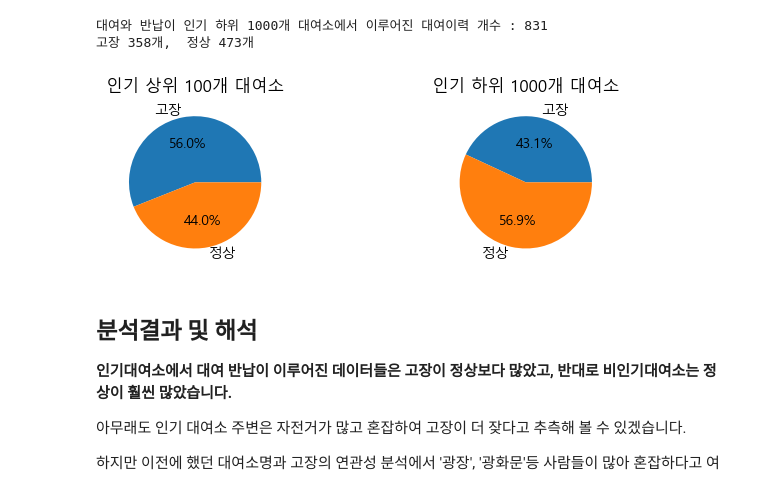
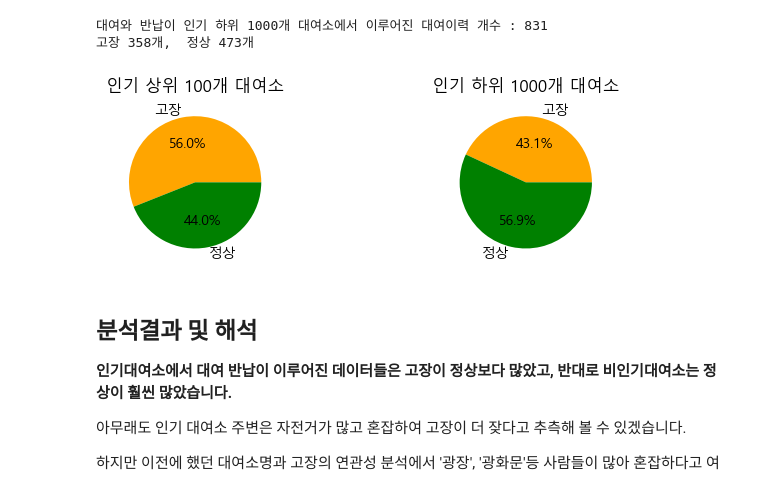
Before and after one commit to leechanhoe/data-science-project, a Jupyter notebook: 인기대여소와 고장의 연관성 분석.ipynb, the cells around one changed output. Drawn from its saved outputs; the diff is of its cells as text; code cells hidden in the pictures.

```diff
--- a/인기대여소와 고장의 연관성 분석.ipynb
+++ b/인기대여소와 고장의 연관성 분석.ipynb
@@ -52,6 +52,8 @@ df_grouped = df_office.groupby('대여소명').agg({'대여건수': 'sum', '반
 # '이용건수' 열 추가
 df_grouped['이용건수'] = df_grouped['대여건수'] + df_grouped['반납건수']
 df_grouped = df_grouped.sort_values(by='이용건수', ascending=False)
+df_grouped = df_grouped.reset_index(drop=True)  # 인덱스를 0부터 순서대로 다시 설정
+print("총 대여소 수 :", len(df_grouped))
 
 popular = df_grouped.head(100) # 인기대여소 상위 100개
 unpopular = df_grouped.tail(1000) # 인기없는 대여소 하위 1000개
@@ -94,22 +110,21 @@ print(f"고장 {len(broken2)}개,  정상 {len(normal2)}개")
 고장 358개,  정상 473개
 # %%
 labels = ['고장', '정상']
+colors = ['orange', 'green']
 
 fig, axs = plt.subplots(1, 2)
 
-axs[0].pie([len(broken), len(normal)], labels=labels, autopct='%1.1f%%')
-axs[0].set_aspect('equal')
+axs[0].pie([len(broken), len(normal)], labels=labels, colors=colors, autopct='%1.1f%%')
 axs[0].set_title('인기 상위 100개 대여소')
 
-axs[1].pie([len(broken2), len(normal2)], labels=labels, autopct='%1.1f%%')
-axs[1].set_aspect('equal')
+axs[1].pie([len(broken2), len(normal2)], labels=labels, colors=colors, autopct='%1.1f%%')
 axs[1].set_title('인기 하위 1000개 대여소')
 
 plt.subplots_adjust(wspace=1)
 
 plt.show()
 # %% [output]
-[figure, old version]
+[figure, new version]
 # %% [markdown]
 ## 분석결과 및 해석
 
```
Also changed, not shown: parts of 2 cells of this notebook.
